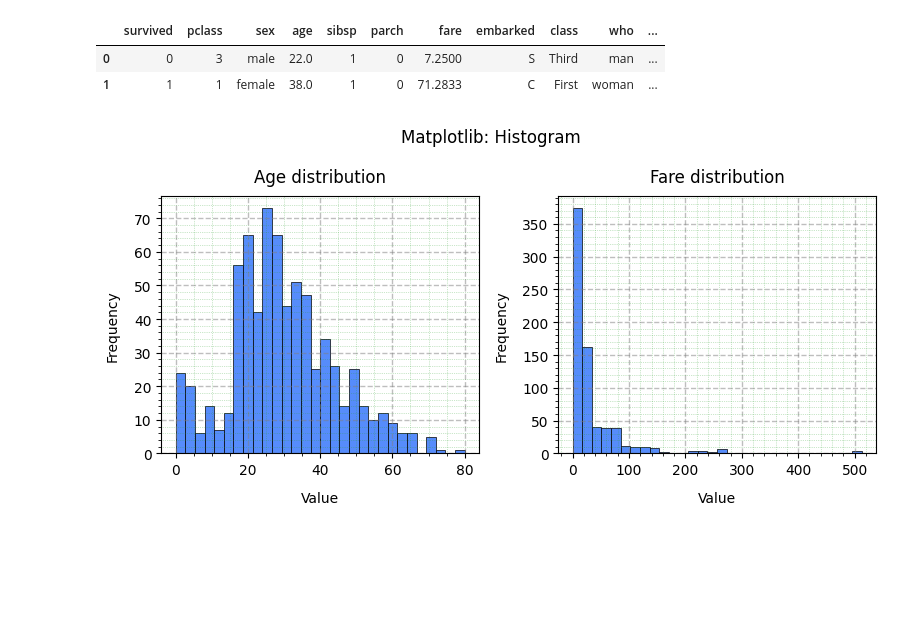
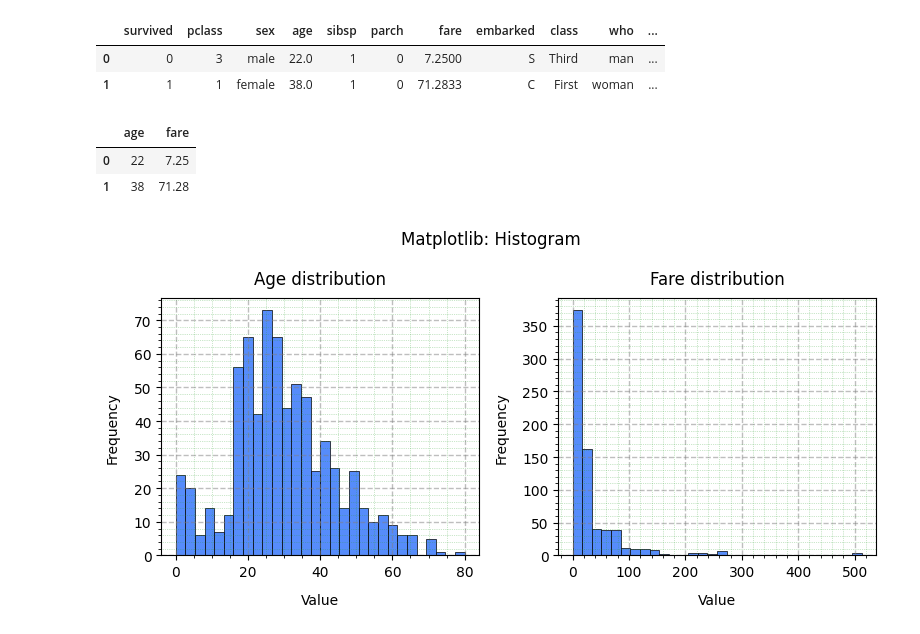
Before and after one commit to BogdanPinchuk/DataScience-PBY_HW8, a Jupyter notebook: Bohdan_Pinchuk_DS_HW8.ipynb, the cells around one changed output. Saved outputs shown, nothing was run; the diff lists cells and outputs as text; code cells hidden in the pictures; blank space fills up the shorter version.

```diff
--- a/Bohdan_Pinchuk_DS_HW8.ipynb
+++ b/Bohdan_Pinchuk_DS_HW8.ipynb
@@ -96,21 +96,27 @@ display(ds_data.head(2))
 # %%
 ## Числові змінні
 
 # Input data
 ages_col_name = "age"
 fares_col_name = "fare"
 
 # Solution
 titanic = ds_data.copy()
 
 # Extracting and cleaning data
 ages_and_fares = titanic[[ages_col_name, fares_col_name]].dropna()
 ages_and_fares[ages_col_name] = ages_and_fares[ages_col_name].round().astype(int)
 ages_and_fares[fares_col_name] = ages_and_fares[fares_col_name].round(2).astype(float)
 
 # Extracting data
 ages = ages_and_fares[ages_col_name].values
 fares = ages_and_fares[fares_col_name].values
+
+display(ages_and_fares.head(2))
+# %% [output]
+|  | age | fare |
+| 0 | 22 | 7.25 |
+| 1 | 38 | 71.28 |
 # %%
 # Graphic results - Histograms - Matplotlib
 
```
Also changed, not shown: parts of 6 cells of this notebook.
